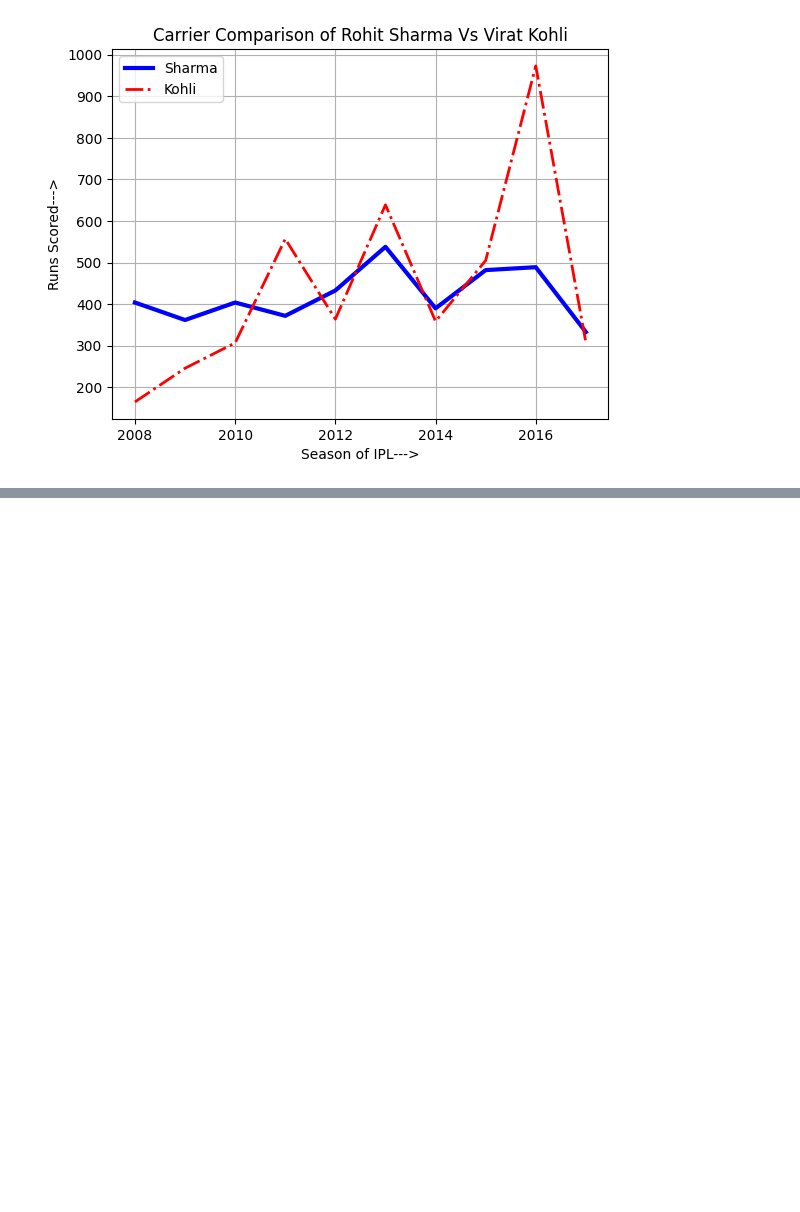
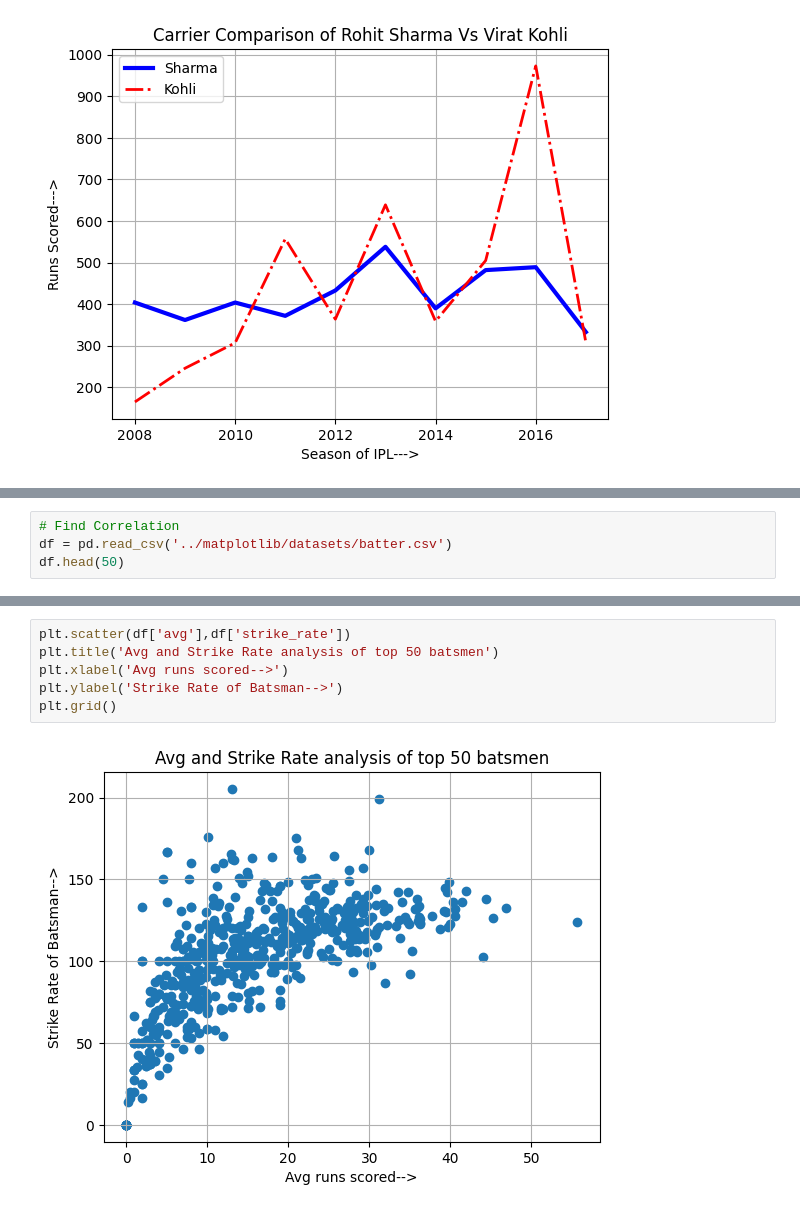
Before and after one commit to Aditya26Das/Machine-Learning, a Jupyter notebook: matplotlib/prog1.ipynb, the cells around one changed output, grey strips where cells are left out. Drawn from its saved outputs; the diff is of its cells as text; blank space fills up the shorter version.

```diff
--- a/matplotlib/prog1.ipynb
+++ b/matplotlib/prog1.ipynb
@@ -53,0 +60,4 @@ plt.grid()
+# %%
+# Find Correlation
+df = pd.read_csv('../matplotlib/datasets/batter.csv')
+df.head(50)
@@ -53,0 +82,8 @@ plt.grid()
+# %%
+plt.scatter(df['avg'],df['strike_rate'])
+plt.title('Avg and Strike Rate analysis of top 50 batsmen')
+plt.xlabel('Avg runs scored-->')
+plt.ylabel('Strike Rate of Batsman-->')
+plt.grid()
+# %% [output]
+[figure, added]
```
Also changed, not shown: parts of 5 cells of this notebook.
